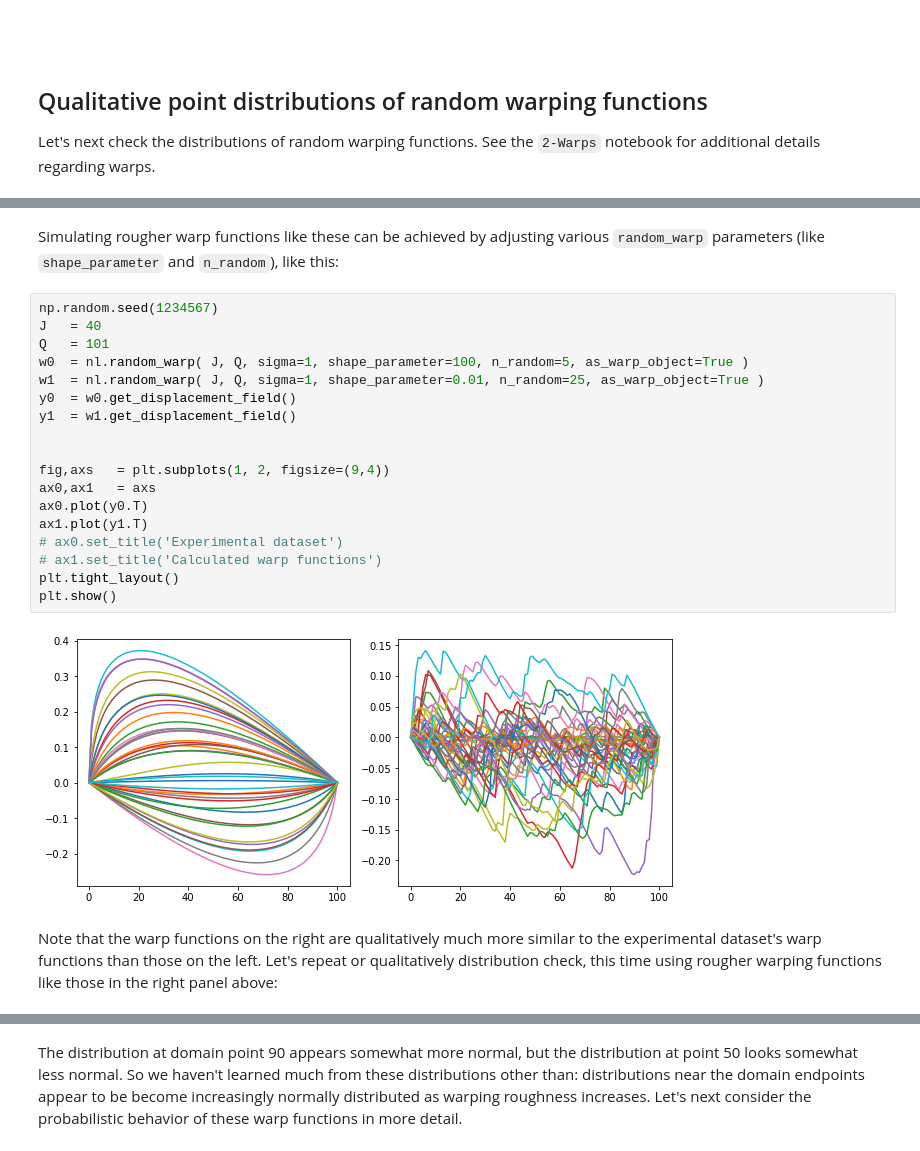
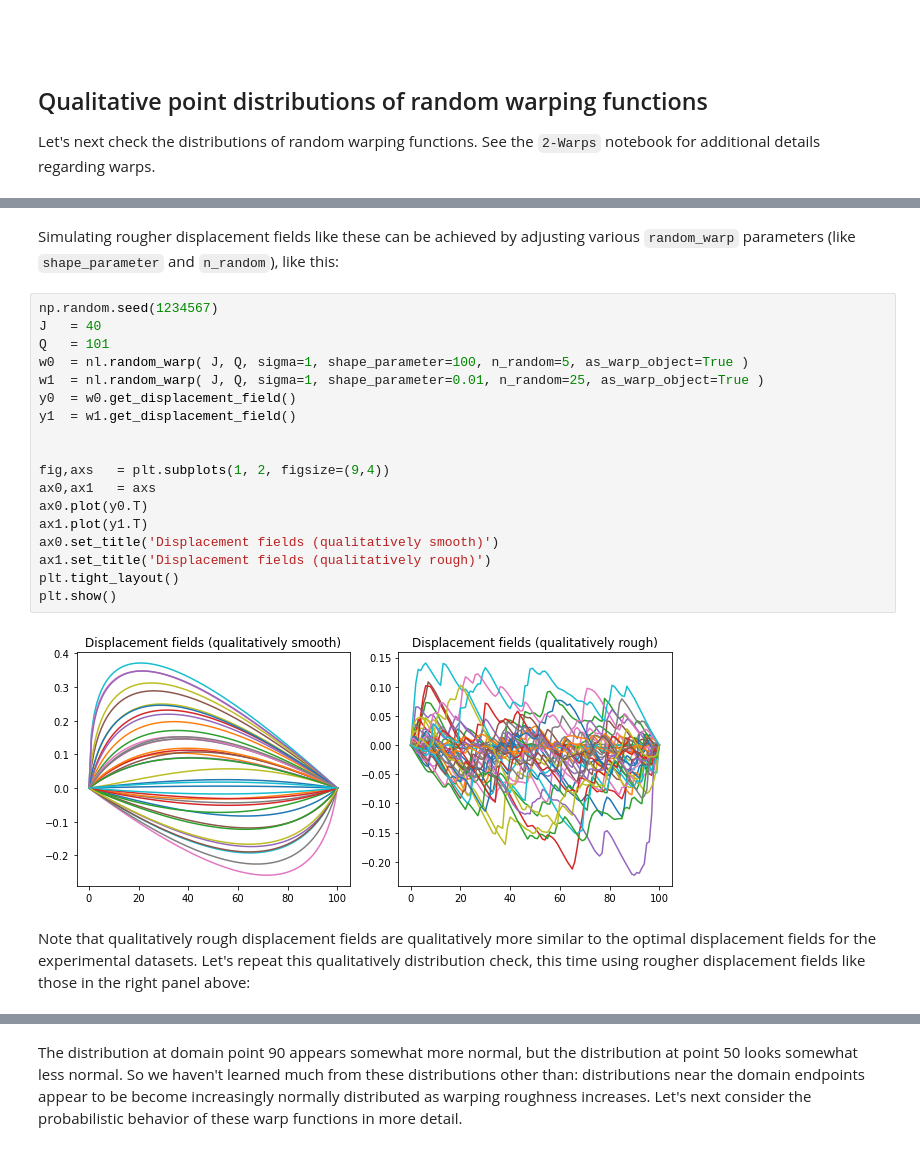
Before and after one commit to 0todd0000/nlreg1d, a Jupyter notebook: Notebooks/5-Assumptions.ipynb, the cells around one changed output, grey strips where cells are left out. Cells and saved outputs as stored; diff of their text form.

```diff
--- a/Notebooks/5-Assumptions.ipynb
+++ b/Notebooks/5-Assumptions.ipynb
@@ -160,29 +160,29 @@ updating step: r=4
 updating step: r=5
 maximal number of iterations is reached
 # %% [markdown]
-Simulating rougher warp functions like these can be achieved by adjusting various `random_warp` parameters (like `shape_parameter` and `n_random`), like this:
+Simulating rougher displacement fields like these can be achieved by adjusting various `random_warp` parameters (like `shape_parameter` and `n_random`), like this:
 # %%
 np.random.seed(1234567)
 J   = 40
 Q   = 101
 w0  = nl.random_warp( J, Q, sigma=1, shape_parameter=100, n_random=5, as_warp_object=True )
 w1  = nl.random_warp( J, Q, sigma=1, shape_parameter=0.01, n_random=25, as_warp_object=True )
 y0  = w0.get_displacement_field()
 y1  = w1.get_displacement_field()
 
 
 fig,axs   = plt.subplots(1, 2, figsize=(9,4))
 ax0,ax1   = axs
 ax0.plot(y0.T)
 ax1.plot(y1.T)
-# ax0.set_title('Experimental dataset')
-# ax1.set_title('Calculated warp functions')
+ax0.set_title('Displacement fields (qualitatively smooth)')
+ax1.set_title('Displacement fields (qualitatively rough)')
 plt.tight_layout()
 plt.show()
 # %% [output]
-[figure, old version]
+[figure, new version]
 # %% [markdown]
-Note that the warp functions on the right are qualitatively much more similar to the experimental dataset's warp functions than those on the left. Let's repeat or qualitatively distribution check, this time using rougher warping functions like those in the right panel above:
+Note that qualitatively rough displacement fields are qualitatively more similar to the optimal displacement fields for the experimental datasets. Let's repeat this qualitatively distribution check, this time using rougher displacement fields like those in the right panel above:
 # %%
 np.random.seed(123456)
 J     = 2000     # number of observations
```
Also changed, not shown: parts of 12 cells of this notebook, 2 other files.
